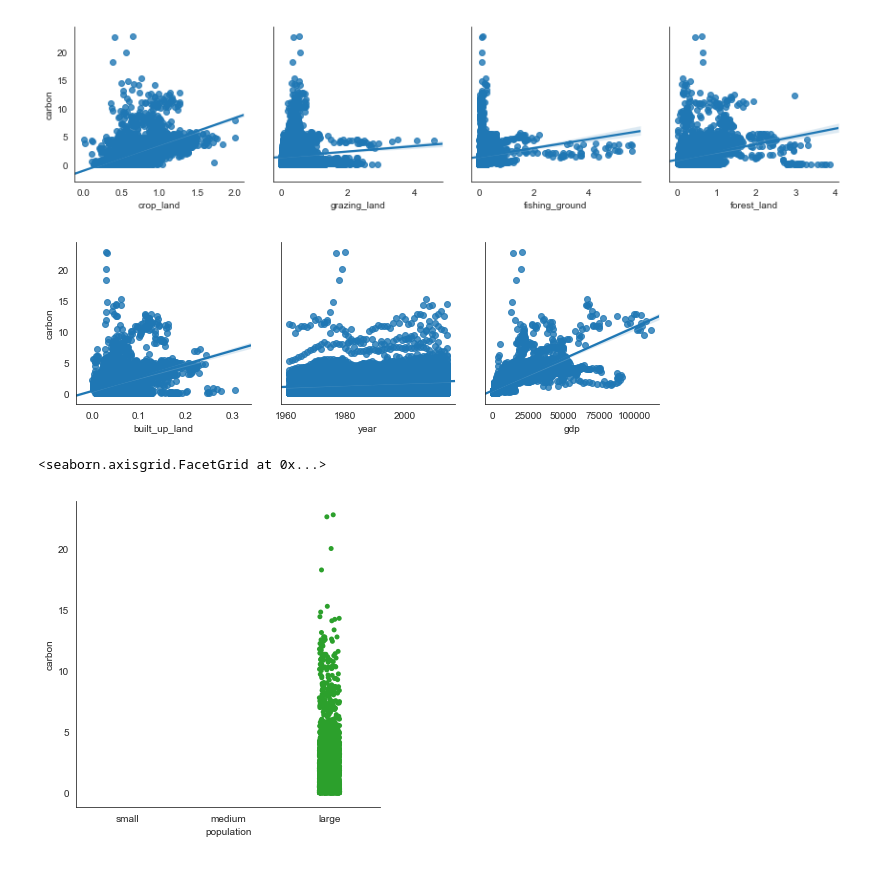
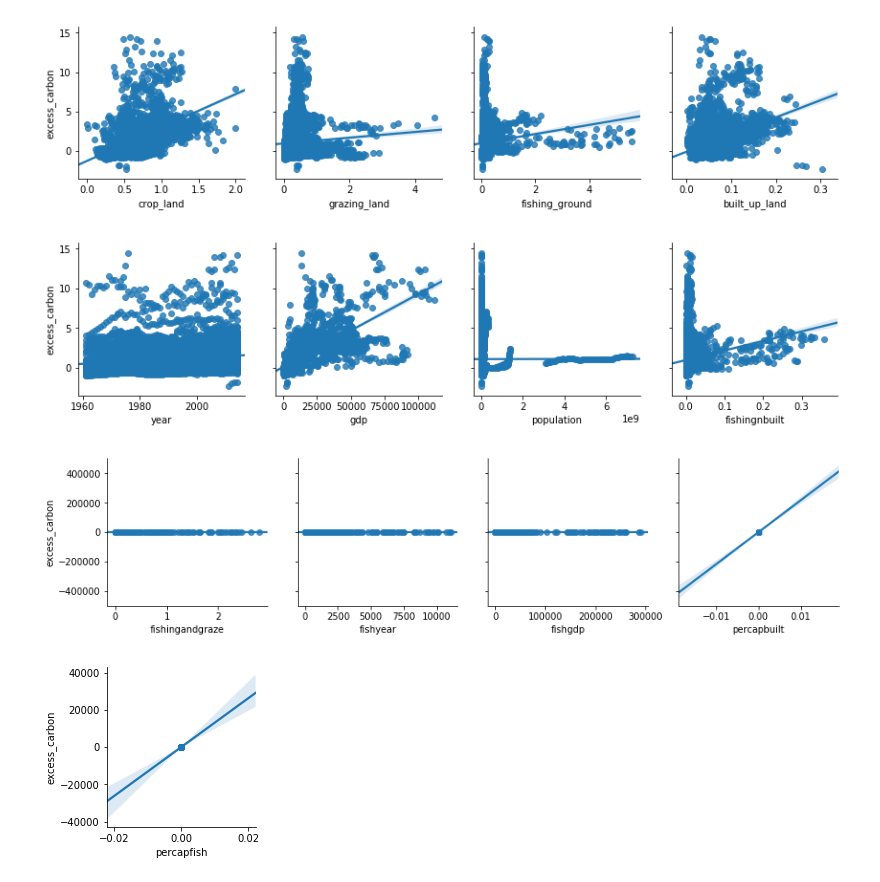
Before and after one commit to mackenziemitchell6/BigfootPrint, a Jupyter notebook: DataTransformations.ipynb, the cells around one changed output. Drawn from its saved outputs; the diff is of its cells as text; code cells hidden in the pictures.

```diff
--- a/DataTransformations.ipynb
+++ b/DataTransformations.ipynb
@@ -38,4 +30,0 @@ df.head(100)
-# %%
-with open('df.pickle','rb') as file:
-    df=pickle.load(file)
-df.shape
@@ -44,8 +30,0 @@ df.shape
-# %%
-sns.distplot(df['carbon'], bins=30)
-df.carbon.describe()
-p=df['population']
-pop=pd.cut(p, [10000,1000000,10000000000000], labels=['medium','large'])
-pop
-df['population']=pop
-df.head()
@@ -54,0 +35,10 @@ TypeError: '<' not supported between instances of 'int' and 'str'
+# %%
+sns.distplot(df['excess_carbon'], bins=30,)
+df['excess_carbon'].describe()
+df['%fishing2built']=df['fishing_ground']/df['built_up_land']
+df['fishingnbuilt']=df['fishing_ground']*df['built_up_land']
+df['fishingandgraze']=df['fishing_ground']*df['grazing_land']
+df['fishyear']=df['fishing_ground']*df['year']
+df['fishgdp']=df['fishing_ground']*df['gdp']
+df['percapbuilt']=df['built_up_land']/df['population']
+df['percapfish']=df['fishing_ground']/df['population']
@@ -55,16 +47,13 @@ TypeError: '<' not supported between instances of 'int' and 'str'
 # %%
-features=['crop_land','grazing_land','fishing_ground','forest_land','built_up_land','year','gdp']
+features=['crop_land','grazing_land','fishing_ground','built_up_land','year','gdp','population','fishingnbuilt','fishingandgraze','fishyear','fishgdp','percapbuilt','percapfish']
 n = 4
 row_groups= [features[i:i+n] for i in range(0, len(features), n) ]
 # sns.lmplot(x='crop_land', y='carbon',data=dfa,fit_reg=True)
 for i in row_groups:
-    sns.pairplot(data=df, y_vars=['carbon'],x_vars=i,kind='reg',height=3)
+    sns.pairplot(data=df, y_vars=['excess_carbon'],x_vars=i,kind='reg',height=3)
 # %% [output]
-[figure, old version]
+[figure, new version]
-[figure, old version]
+[figure, new version]
+[figure, added]
+[figure, added]
-# %%
-sns.catplot(x='population',y='carbon',data=df)
-# %% [output]
-<seaborn.axisgrid.FacetGrid at 0x...>
-[figure, removed]
 # %%
```
Also changed, not shown: parts of 21 cells of this notebook, 4 other files.
